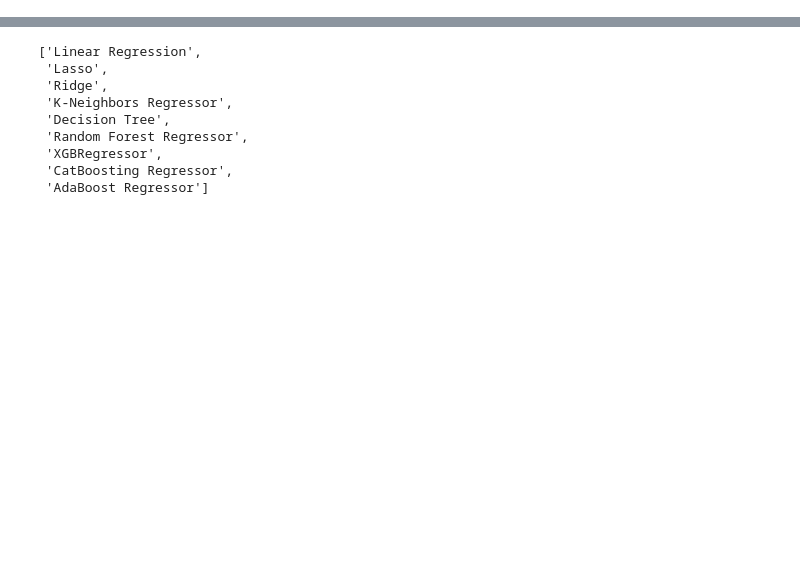
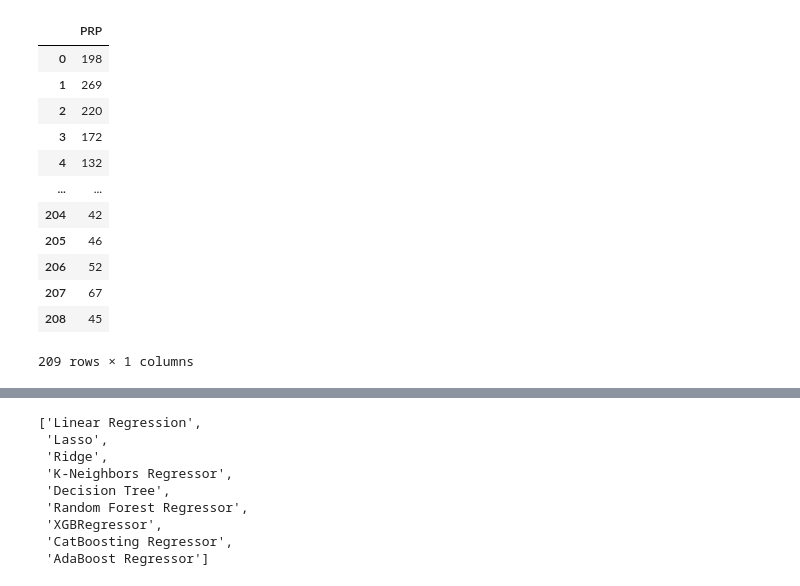
Before and after one commit to kunalsir98/computer-hardware, a Jupyter notebook: notebooks/model.ipynb, the cells around one changed output, grey strips where cells are left out. Drawn from its saved outputs; the diff is of its cells as text; code cells hidden in the pictures; blank space fills up the shorter version.

```diff
--- a/notebooks/model.ipynb
+++ b/notebooks/model.ipynb
@@ -39,3 +71,19 @@ y=df[['ERP']]
+# %%
+y
+# %% [output]
+|  | PRP |
+| 0 | 198 |
+| 1 | 269 |
+| 2 | 220 |
+| 3 | 172 |
+| 4 | 132 |
+| ... | ... |
+| 204 | 42 |
+| 205 | 46 |
+| 206 | 52 |
+| 207 | 67 |
+| 208 | 45 |
+209 rows × 1 columns
 # %%
 # Create Column Transformer with 3 types of transformers
 num_features = X.select_dtypes(exclude="object").columns
```
Also changed, not shown: parts of 18 cells of this notebook, 15 other files.
